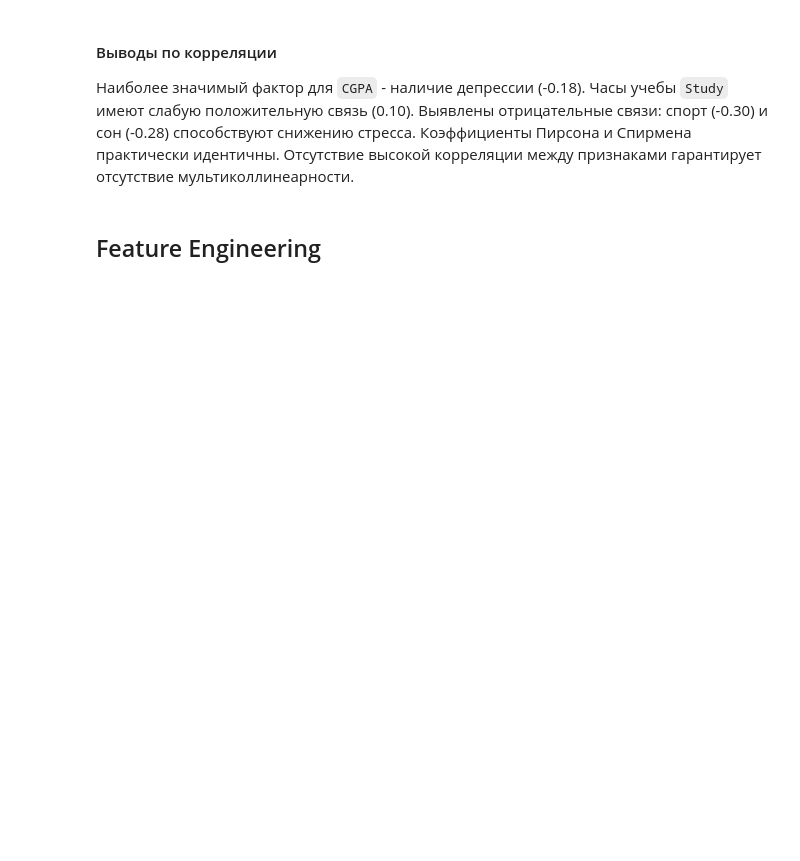
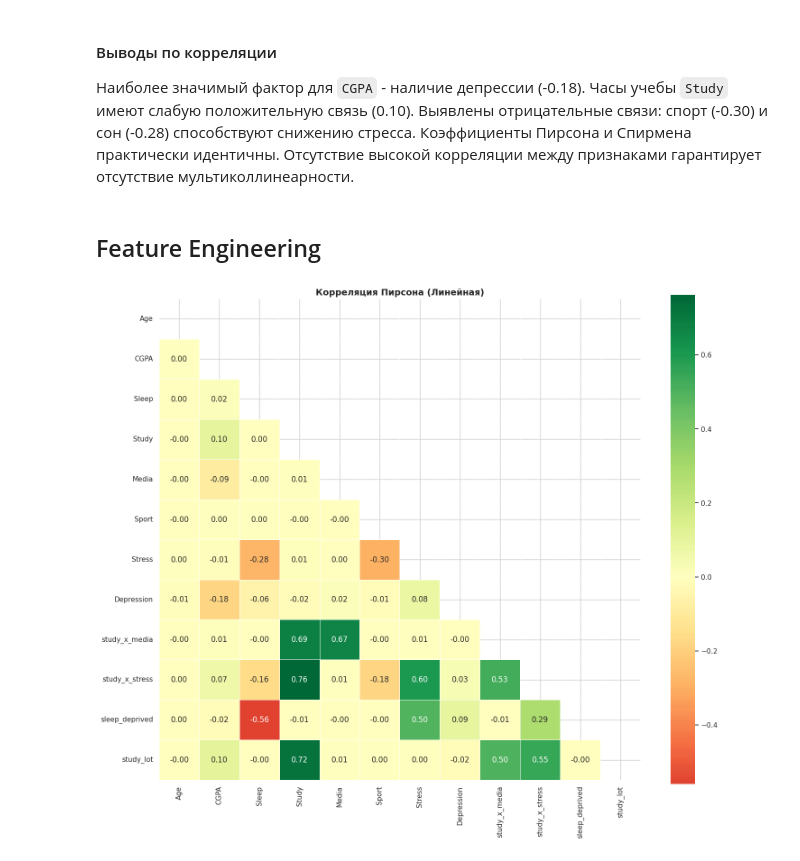
Before and after one commit to programx-dev/data-science-frameworks-sem2, a Jupyter notebook: main.ipynb, the cells around one changed output. Saved outputs shown, nothing was run; the diff lists cells and outputs as text; code cells hidden in the pictures; blank space fills up the shorter version.

```diff
--- a/main.ipynb
+++ b/main.ipynb
@@ -670,3 +676,20 @@ plot_correlation_heatmaps(corr_df)
 Наиболее значимый фактор для `CGPA` - наличие депрессии (-0.18). Часы учебы `Study` имеют слабую положительную связь (0.10). Выявлены отрицательные связи: спорт (-0.30) и сон (-0.28) способствуют снижению стресса. Коэффициенты Пирсона и Спирмена практически идентичны. Отсутствие высокой корреляции между признаками гарантирует отсутствие мультиколлинеарности.
 # %% [markdown]
 ## Feature Engineering
+# %%
+final_df = df.copy()
+
+# Приводим тип
+final_df["Depression"] = final_df["Depression"].astype(int)
+
+# Произведение времени учебы на медиа
+final_df["study_x_media"] = final_df["Study"] * final_df["Media"]
+
+# Произвдеение стрессса на учёбу
+final_df["study_x_stress"] = final_df["Study"] * final_df["Stress"]
+
+# Бинарный признак недосыпа
+final_df["sleep_deprived"] = (final_df["Sleep"] < 5).astype(int)
+
+# Бинарный признак много учёбы
+final_df["study_lot"] = (final_df["Study"] > 6).astype(int)
@@ -672,0 +720,4 @@ plot_correlation_heatmaps(corr_df)
+# %%
+plot_correlation_heatmaps(final_df, "pearson", 15)
+# %% [output]
+[figure, added]
```
Also changed, not shown: parts of 28 cells of this notebook.
